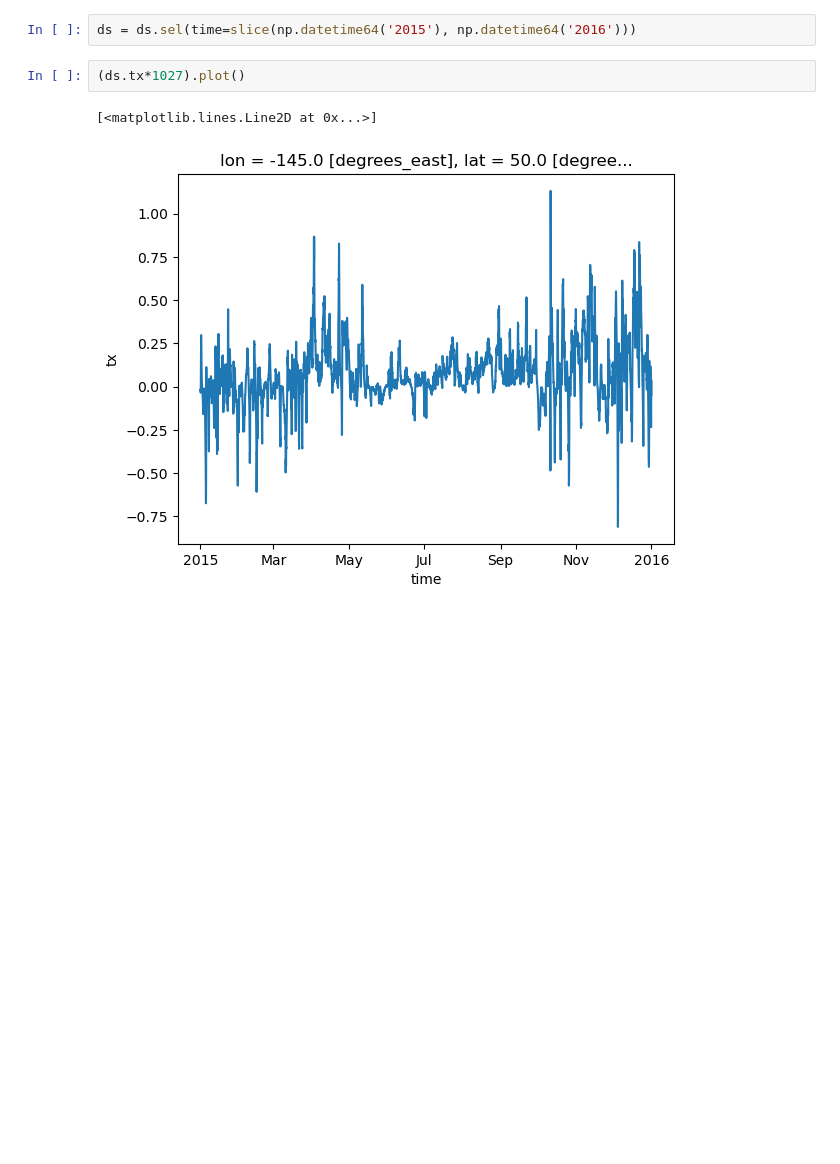
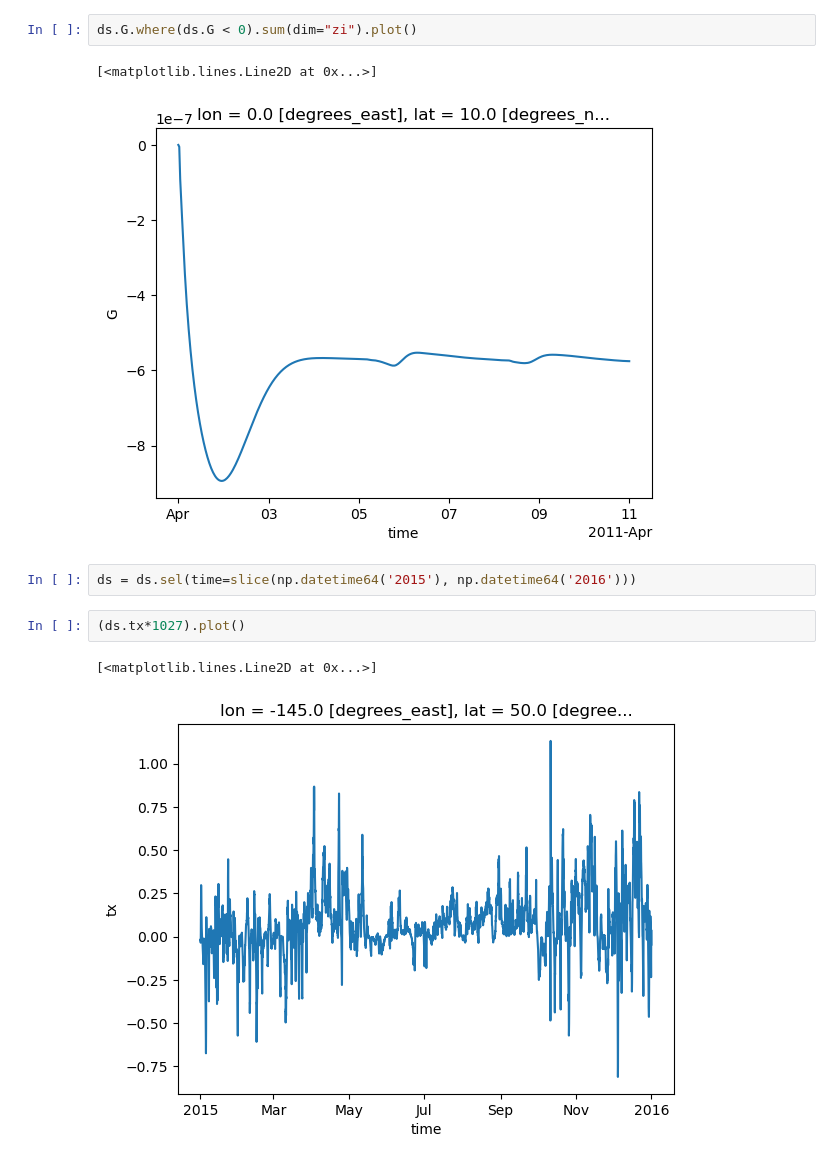
Before and after one commit to mrozowskamartaa/MOM6_SCM_Hurr, a Jupyter notebook: other_scripts/generate_gotm_training_sets/gotm_analysis.ipynb, the cells around one changed output. Saved outputs shown, nothing was run; the diff lists cells and outputs as text; blank space fills up the shorter version.

```diff
--- a/other_scripts/generate_gotm_training_sets/gotm_analysis.ipynb
+++ b/other_scripts/generate_gotm_training_sets/gotm_analysis.ipynb
@@ -11,3 +27,8 @@ ds = xr.open_dataset('/gpfs/f5/gfdl_o/scratch/Marta.Mrozowska/hurricane_LES/GOTM
+# %%
+ds.G.where(ds.G < 0).sum(dim="zi").plot()
+# %% [output]
+[<matplotlib.lines.Line2D at 0x...>]
+[figure, added]
 # %%
 ds = ds.sel(time=slice(np.datetime64('2015'), np.datetime64('2016')))
 # %%
```
Also changed, not shown: parts of 5 cells of this notebook, 6 other files.
